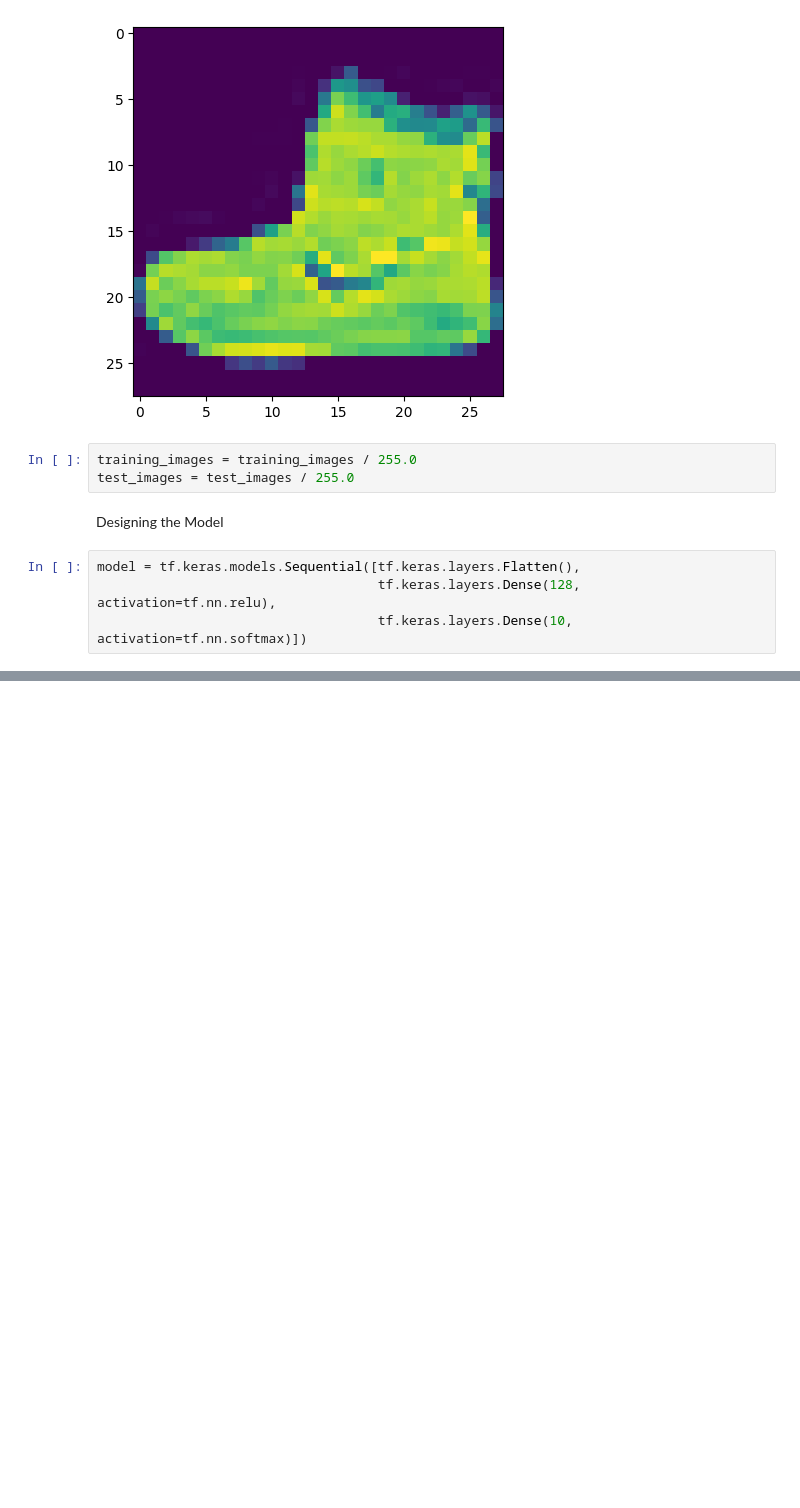
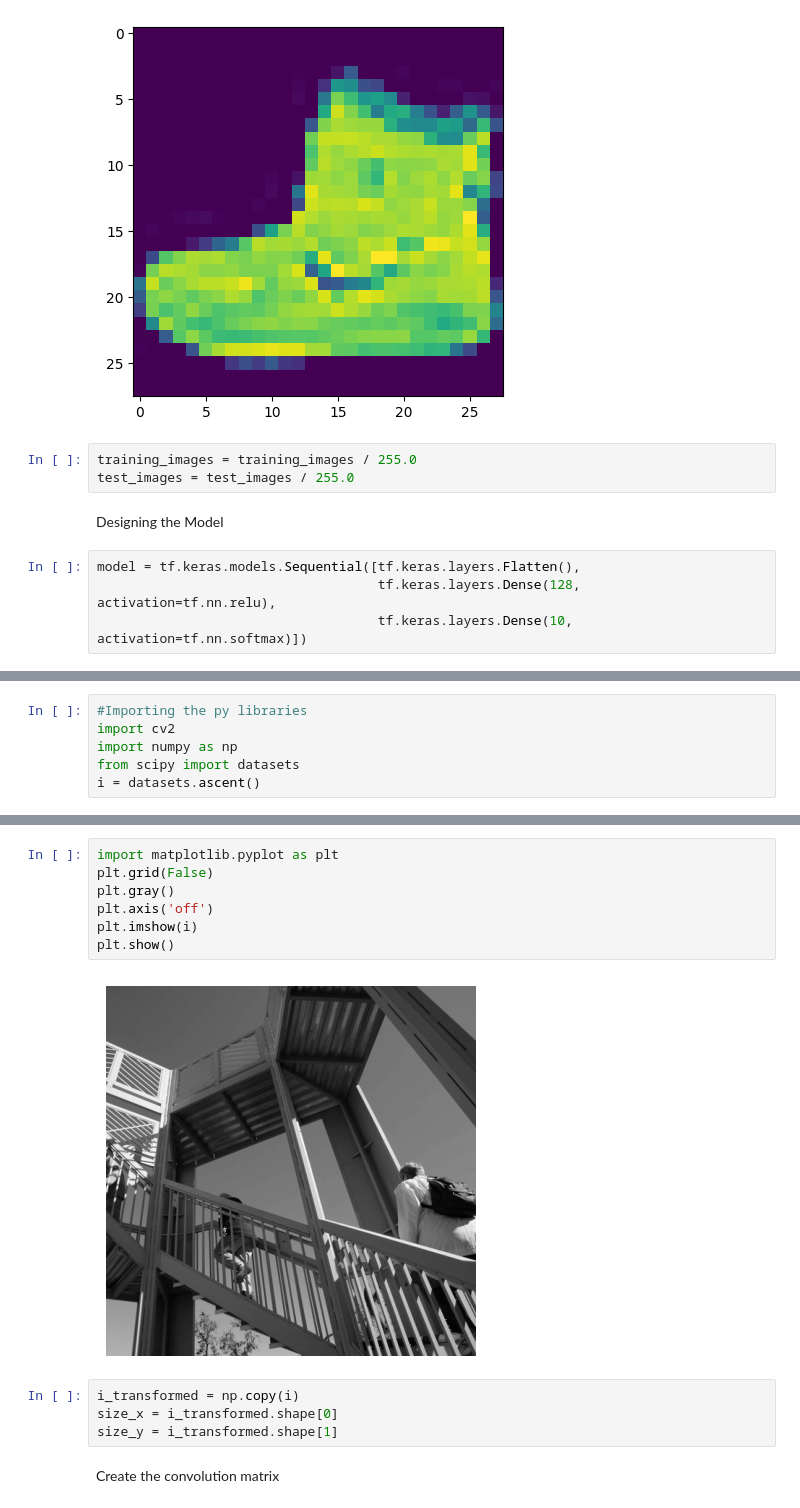
Before and after one commit to Varshashri1505/ML_Model, a Jupyter notebook: Computer_Vision_Model.ipynb, the cells around one changed output, grey strips where cells are left out. Drawn from its saved outputs; the diff is of its cells as text; blank space fills up the shorter version.

```diff
--- a/Computer_Vision_Model.ipynb
+++ b/Computer_Vision_Model.ipynb
@@ -56,0 +169,6 @@ model = tf.keras.models.Sequential([tf.keras.layers.Flatten(),
+# %%
+#Importing the py libraries
+import cv2
+import numpy as np
+from scipy import datasets
+i = datasets.ascent()
@@ -56,0 +177,15 @@ model = tf.keras.models.Sequential([tf.keras.layers.Flatten(),
+# %%
+import matplotlib.pyplot as plt
+plt.grid(False)
+plt.gray()
+plt.axis('off')
+plt.imshow(i)
+plt.show()
+# %% [output]
+[figure, added]
+# %%
+i_transformed = np.copy(i)
+size_x = i_transformed.shape[0]
+size_y = i_transformed.shape[1]
+# %% [markdown]
+Create the convolution matrix
```
Also changed, not shown: parts of 16 cells of this notebook.
